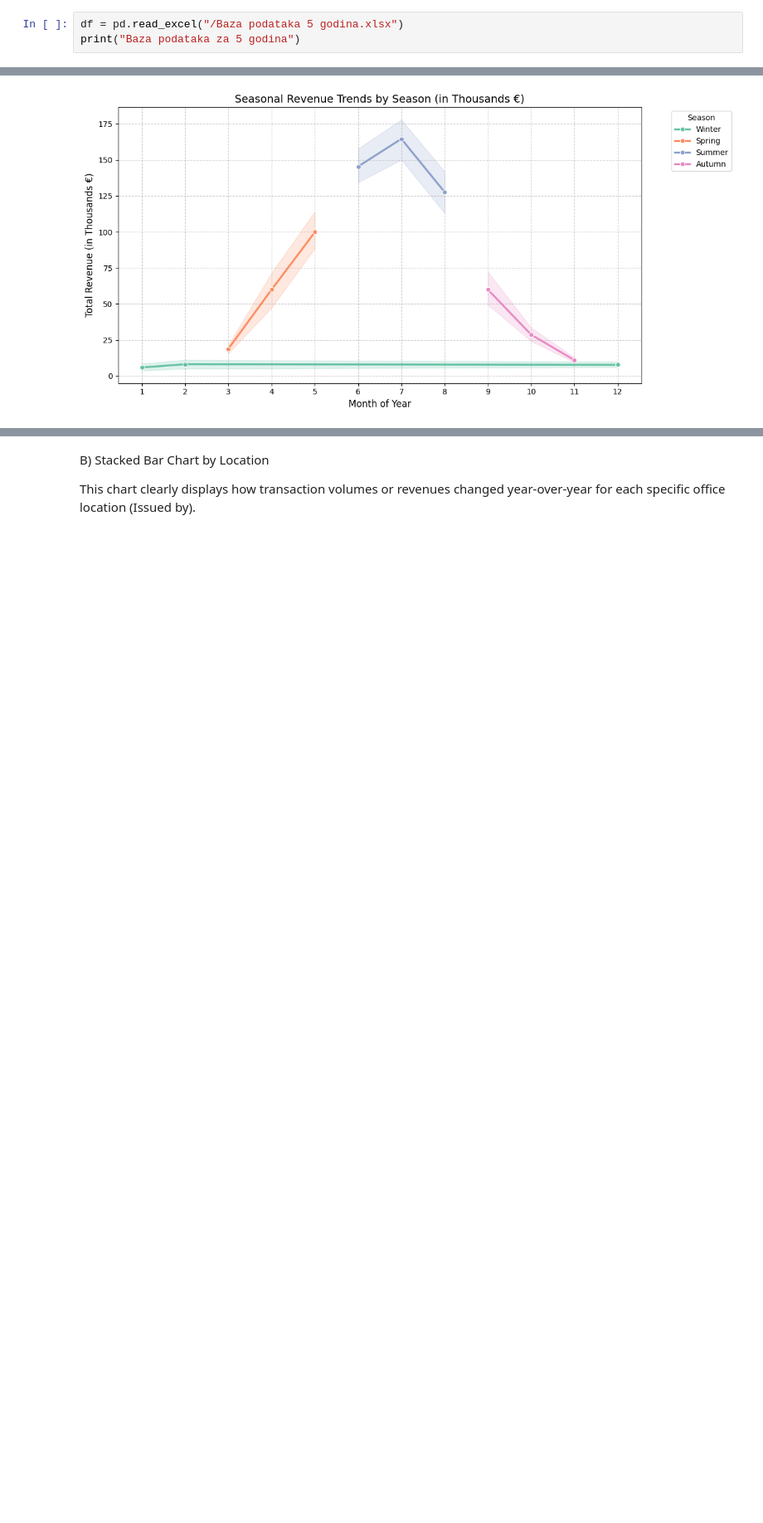
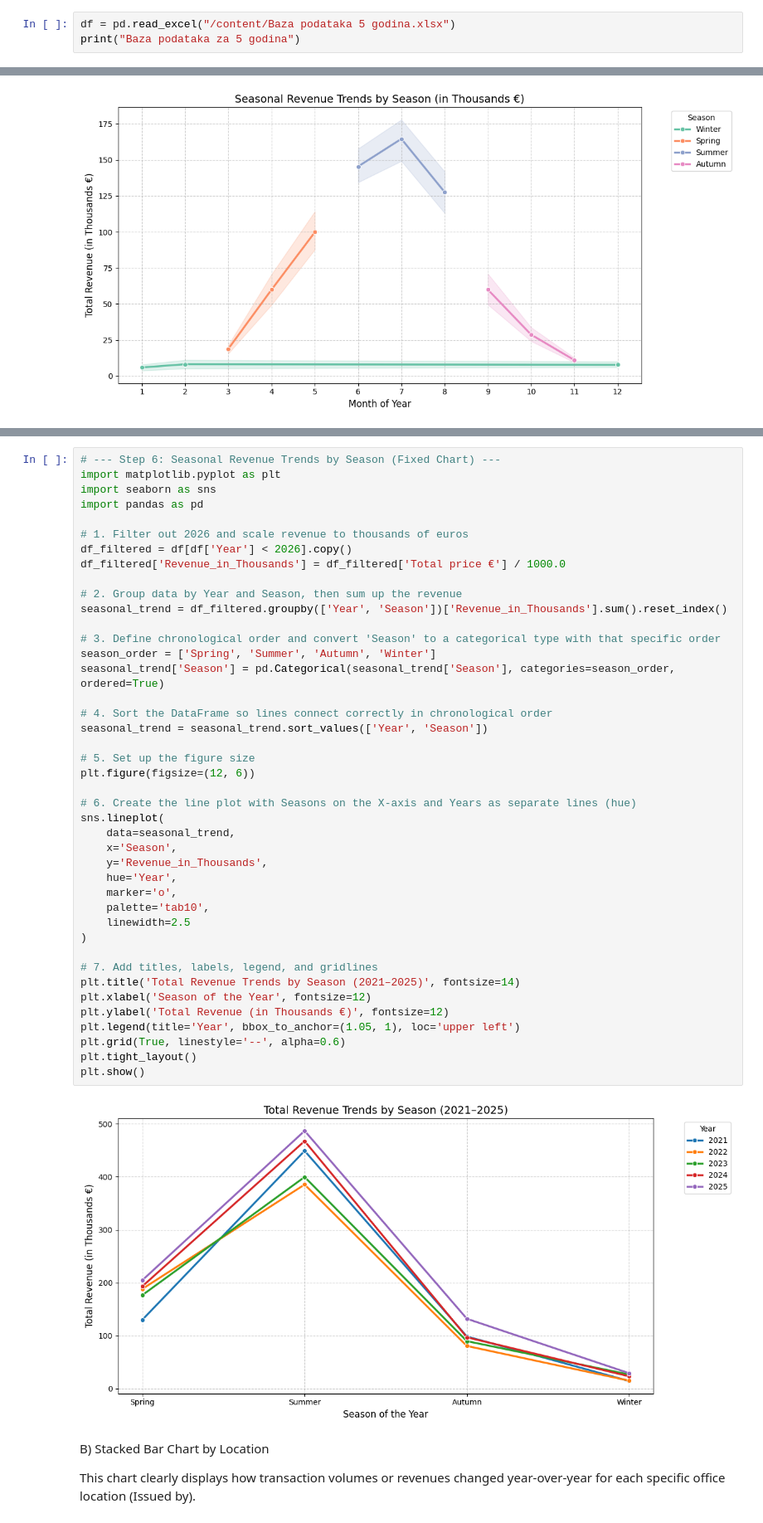
Before and after one commit to jelenavasic009-png/dsb_capstone, a Jupyter notebook: JelenaVasic_capstone.ipynb, the cells around one changed output, grey strips where cells are left out. Shown at 83% size. Cells and saved outputs as stored; diff of their text form; blank space fills up the shorter version.

```diff
--- a/JelenaVasic_capstone.ipynb
+++ b/JelenaVasic_capstone.ipynb
@@ -36,5 +76,5 @@ When starting a data science project, the first step is to bring the raw data in
 # %%
-df = pd.read_excel("/Baza podataka 5 godina.xlsx")
+df = pd.read_excel("/content/Baza podataka 5 godina.xlsx")
 print("Baza podataka za 5 godina")
 # %% [output]
 Baza podataka za 5 godina
@@ -492,3 +600,47 @@ plt.show()
+# %%
+# --- Step 6: Seasonal Revenue Trends by Season (Fixed Chart) ---
+import matplotlib.pyplot as plt
+import seaborn as sns
+import pandas as pd
+
+# 1. Filter out 2026 and scale revenue to thousands of euros
+df_filtered = df[df['Year'] < 2026].copy()
+df_filtered['Revenue_in_Thousands'] = df_filtered['Total price €'] / 1000.0
+
+# 2. Group data by Year and Season, then sum up the revenue
+seasonal_trend = df_filtered.groupby(['Year', 'Season'])['Revenue_in_Thousands'].sum().reset_index()
+
+# 3. Define chronological order and convert 'Season' to a categorical type with that specific order
+season_order = ['Spring', 'Summer', 'Autumn', 'Winter']
+seasonal_trend['Season'] = pd.Categorical(seasonal_trend['Season'], categories=season_order, ordered=True)
+
+# 4. Sort the DataFrame so lines connect correctly in chronological order
+seasonal_trend = seasonal_trend.sort_values(['Year', 'Season'])
+
+# 5. Set up the figure size
+plt.figure(figsize=(12, 6))
+
+# 6. Create the line plot with Seasons on the X-axis and Years as separate lines (hue)
+sns.lineplot(
+    data=seasonal_trend,
+    x='Season',
+    y='Revenue_in_Thousands',
+    hue='Year',
+    marker='o',
+    palette='tab10',
+    linewidth=2.5
+)
+
+# 7. Add titles, labels, legend, and gridlines
+plt.title('Total Revenue Trends by Season (2021–2025)', fontsize=14)
+plt.xlabel('Season of the Year', fontsize=12)
+plt.ylabel('Total Revenue (in Thousands €)', fontsize=12)
+plt.legend(title='Year', bbox_to_anchor=(1.05, 1), loc='upper left')
+plt.grid(True, linestyle='--', alpha=0.6)
+plt.tight_layout()
+plt.show()
+# %% [output]
+[figure, added]
 # %% [markdown]
 B) Stacked Bar Chart by Location
 
```
Also changed, not shown: parts of 7 cells of this notebook.
